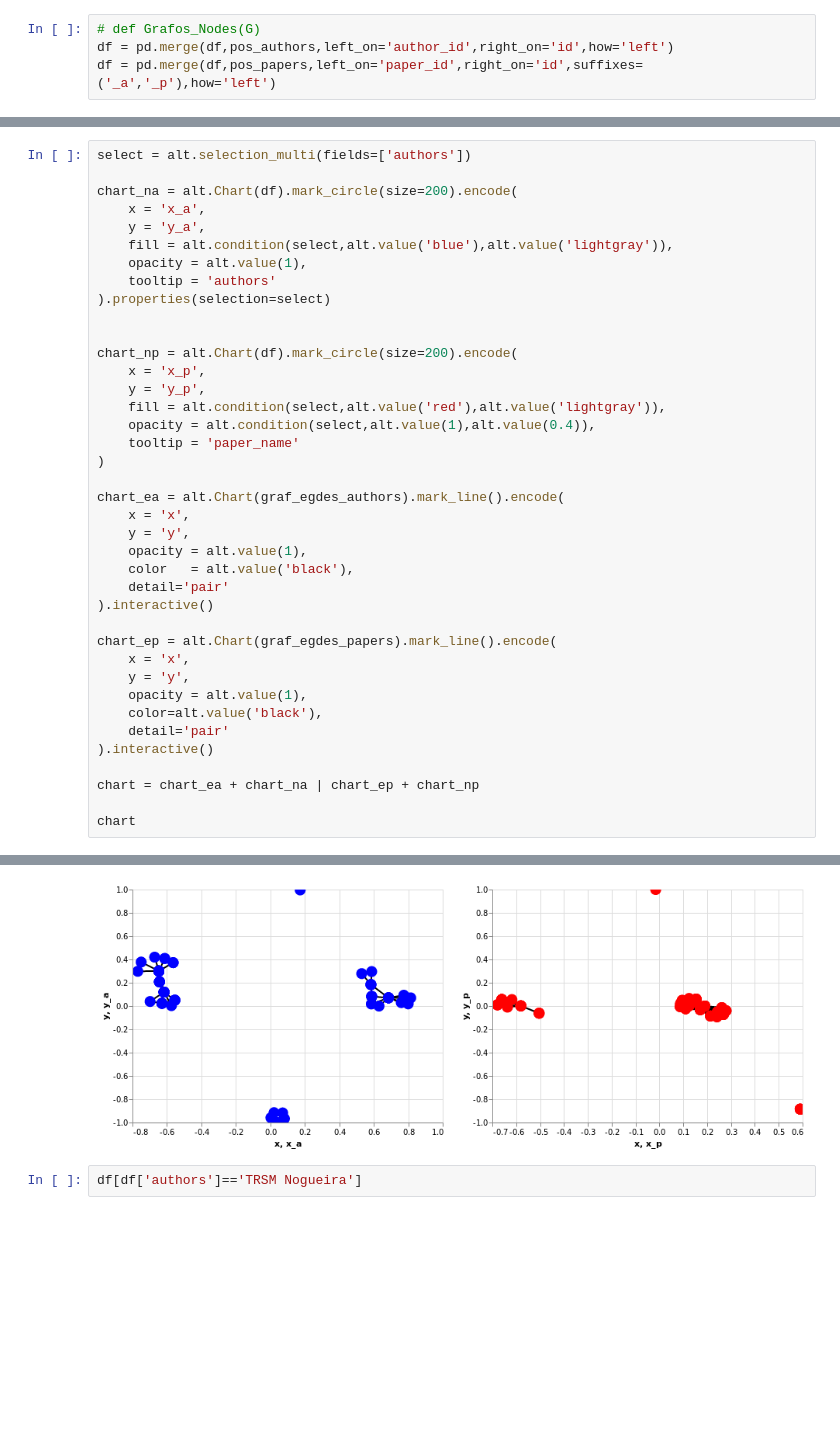
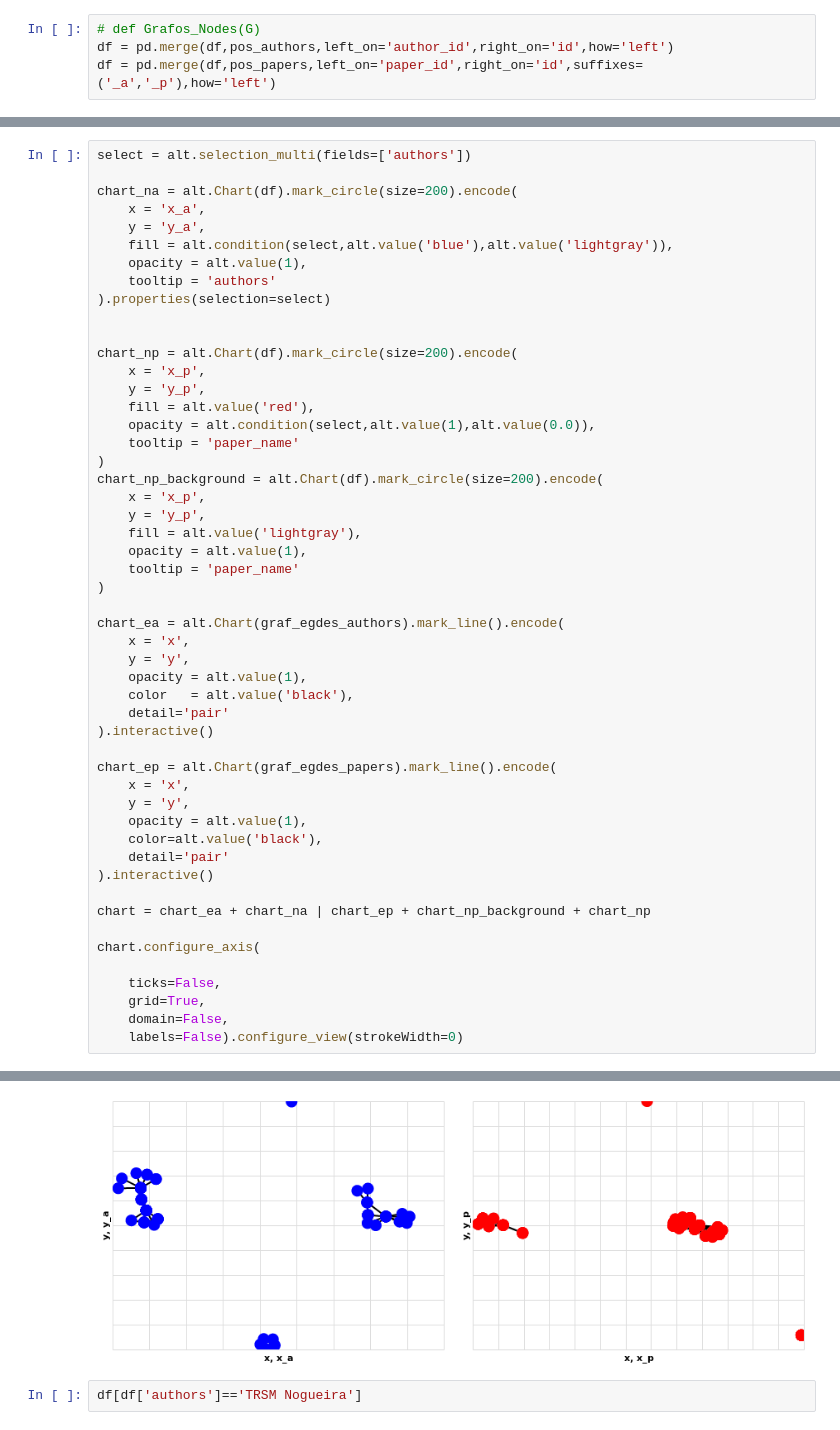
Before and after one commit to davibarreira/FDS-Homeworks, a Jupyter notebook: Criando_Redes.ipynb, the cells around one changed output, grey strips where cells are left out. Cells and saved outputs as stored; diff of their text form; blank space fills up the shorter version.

Commit message:
grafo funcionando, ajustando visualizacao

```diff
--- a/Criando_Redes.ipynb
+++ b/Criando_Redes.ipynb
@@ -162,38 +162,50 @@ chart_na = alt.Chart(df).mark_circle(size=200).encode(
     opacity = alt.value(1),
     tooltip = 'authors'
 ).properties(selection=select)
 
 
 chart_np = alt.Chart(df).mark_circle(size=200).encode(
     x = 'x_p',
     y = 'y_p',
-    fill = alt.condition(select,alt.value('red'),alt.value('lightgray')),
-    opacity = alt.condition(select,alt.value(1),alt.value(0.4)),
+    fill = alt.value('red'),
+    opacity = alt.condition(select,alt.value(1),alt.value(0.0)),
+    tooltip = 'paper_name'
+)
+chart_np_background = alt.Chart(df).mark_circle(size=200).encode(
+    x = 'x_p',
+    y = 'y_p',
+    fill = alt.value('lightgray'),
+    opacity = alt.value(1),
     tooltip = 'paper_name'
 )
 
 chart_ea = alt.Chart(graf_egdes_authors).mark_line().encode(
     x = 'x',
     y = 'y',
     opacity = alt.value(1),
     color   = alt.value('black'),
     detail='pair'
 ).interactive()
 
 chart_ep = alt.Chart(graf_egdes_papers).mark_line().encode(
     x = 'x',
     y = 'y',
     opacity = alt.value(1),
     color=alt.value('black'),
     detail='pair'
 ).interactive()
 
-chart = chart_ea + chart_na | chart_ep + chart_np
+chart = chart_ea + chart_na | chart_ep + chart_np_background + chart_np
 
-chart
+chart.configure_axis(
+
+    ticks=False,
+    grid=True,
+    domain=False,
+    labels=False).configure_view(strokeWidth=0)
 # %% [output]
 <vega.vegalite.VegaLite at 0x...>
-[figure, old version]
+[figure, new version]
 # %%
 df[df['authors']=='TRSM Nogueira']
 # %% [output]
```
